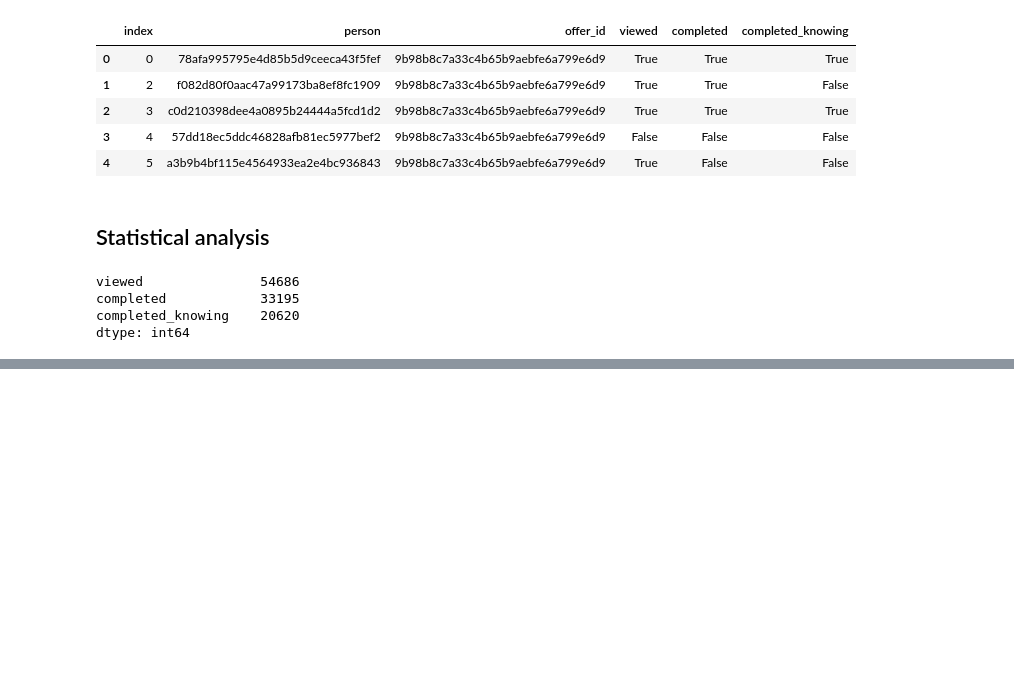
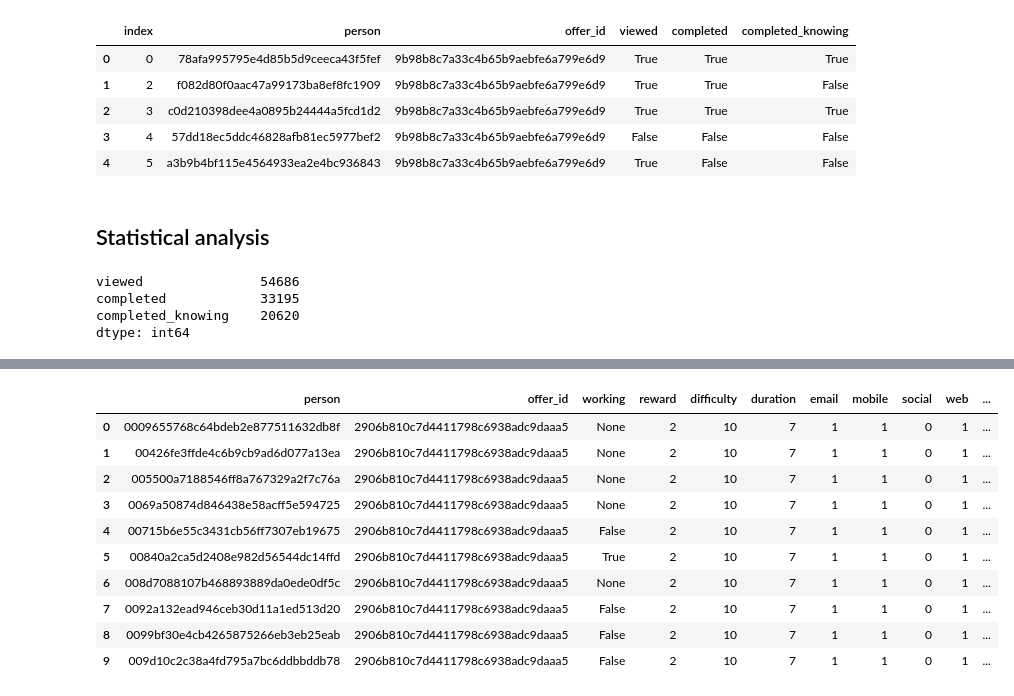
Before and after one commit to Sawy89/dsnd_starbucks_capstone, a Jupyter notebook: Starbucks_Capstone_notebook.ipynb, the cells around one changed output, grey strips where cells are left out. Saved outputs shown, nothing was run; the diff lists cells and outputs as text; code cells hidden in the pictures; blank space fills up the shorter version.

Commit message:
Get column with offer yes or no for person/offer and merge with portfolio

```diff
--- a/Starbucks_Capstone_notebook.ipynb
+++ b/Starbucks_Capstone_notebook.ipynb
@@ -340,3 +341,12 @@ viewed               54686
 completed            33195
 completed_knowing    20620
 dtype: int64
+# %%
+# Calculate the boolean data for unique person/offer
+offer_bool_grouped = offer_bool.groupby(['person','offer_id']).sum()
+offer_bool_grouped['percentage_completed'] = offer_bool_grouped['completed_knowing'] / offer_bool_grouped['viewed']
+
+offer_bool_grouped['working'] = None
+offer_bool_grouped.loc[offer_bool_grouped['percentage_completed']>=0.5,'working'] = True
+offer_bool_grouped.loc[offer_bool_grouped['percentage_completed']<0.5,'working'] = False
+offer_bool_grouped.head(10)
@@ -342,0 +366,17 @@ dtype: int64
+# %%
+offer_bool_all = offer_bool_grouped[['working']].reset_index()
+offer_bool_all = offer_bool_all.merge(portfolio.drop(columns=['channels','offer_type','duration_hour']),
+                                      left_on='offer_id', right_on='id').drop(columns='id')
+offer_bool_all.head(10)
+# %% [output]
+|  | person | offer_id | working | reward | difficulty | duration | email | mobile | social | web | ... |
+| 0 | 0009655768c64bdeb2e877511632db8f | 2906b810c7d4411798c6938adc9daaa5 | None | 2 | 10 | 7 | 1 | 1 | 0 | 1 | ... |
+| 1 | 00426fe3ffde4c6b9cb9ad6d077a13ea | 2906b810c7d4411798c6938adc9daaa5 | None | 2 | 10 | 7 | 1 | 1 | 0 | 1 | ... |
+| 2 | 005500a7188546ff8a767329a2f7c76a | 2906b810c7d4411798c6938adc9daaa5 | None | 2 | 10 | 7 | 1 | 1 | 0 | 1 | ... |
+| 3 | 0069a50874d846438e58acff5e594725 | 2906b810c7d4411798c6938adc9daaa5 | None | 2 | 10 | 7 | 1 | 1 | 0 | 1 | ... |
+| 4 | 00715b6e55c3431cb56ff7307eb19675 | 2906b810c7d4411798c6938adc9daaa5 | False | 2 | 10 | 7 | 1 | 1 | 0 | 1 | ... |
+| 5 | 00840a2ca5d2408e982d56544dc14ffd | 2906b810c7d4411798c6938adc9daaa5 | True | 2 | 10 | 7 | 1 | 1 | 0 | 1 | ... |
+| 6 | 008d7088107b468893889da0ede0df5c | 2906b810c7d4411798c6938adc9daaa5 | None | 2 | 10 | 7 | 1 | 1 | 0 | 1 | ... |
+| 7 | 0092a132ead946ceb30d11a1ed513d20 | 2906b810c7d4411798c6938adc9daaa5 | False | 2 | 10 | 7 | 1 | 1 | 0 | 1 | ... |
+| 8 | 0099bf30e4cb4265875266eb3eb25eab | 2906b810c7d4411798c6938adc9daaa5 | False | 2 | 10 | 7 | 1 | 1 | 0 | 1 | ... |
+| 9 | 009d10c2c38a4fd795a7bc6ddbbddb78 | 2906b810c7d4411798c6938adc9daaa5 | False | 2 | 10 | 7 | 1 | 1 | 0 | 1 | ... |
```
Also changed, not shown: parts of 2 cells of this notebook.
